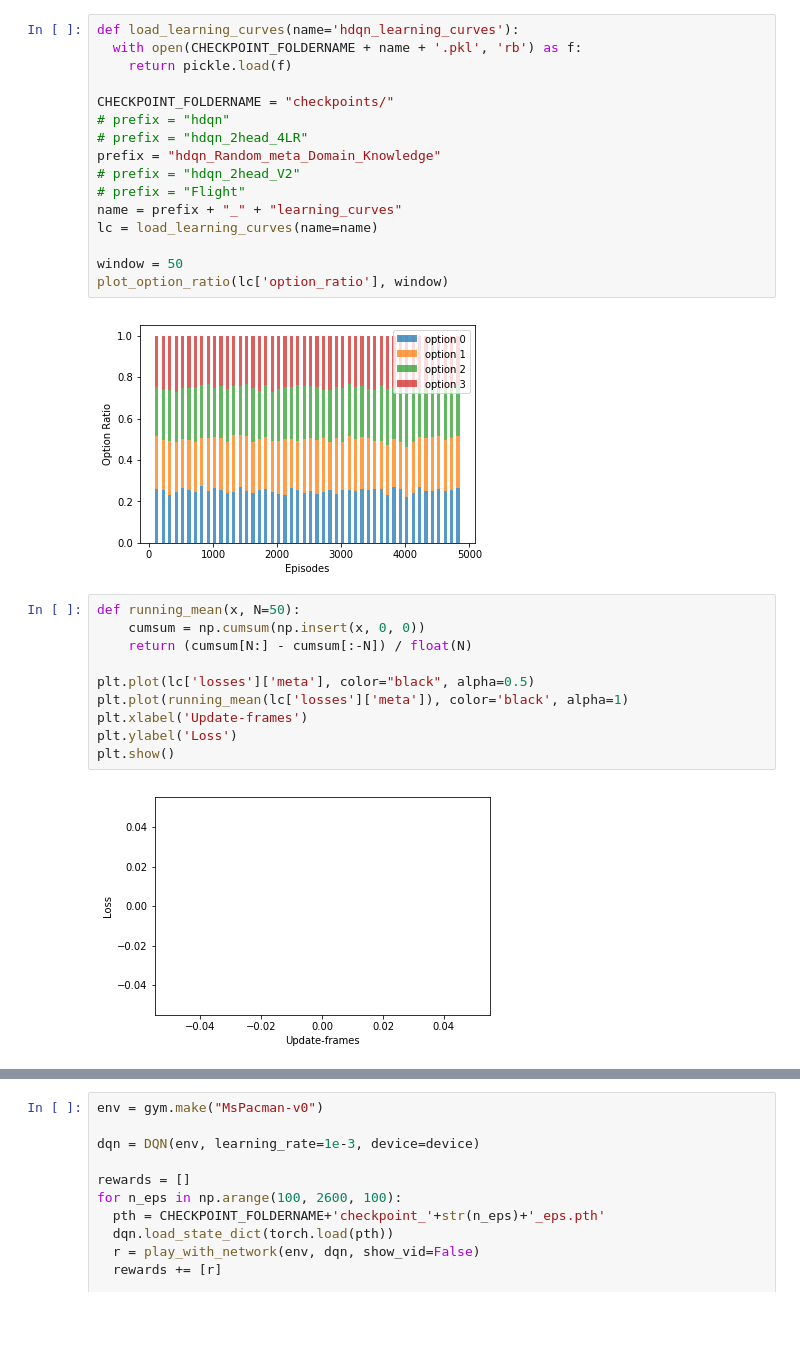
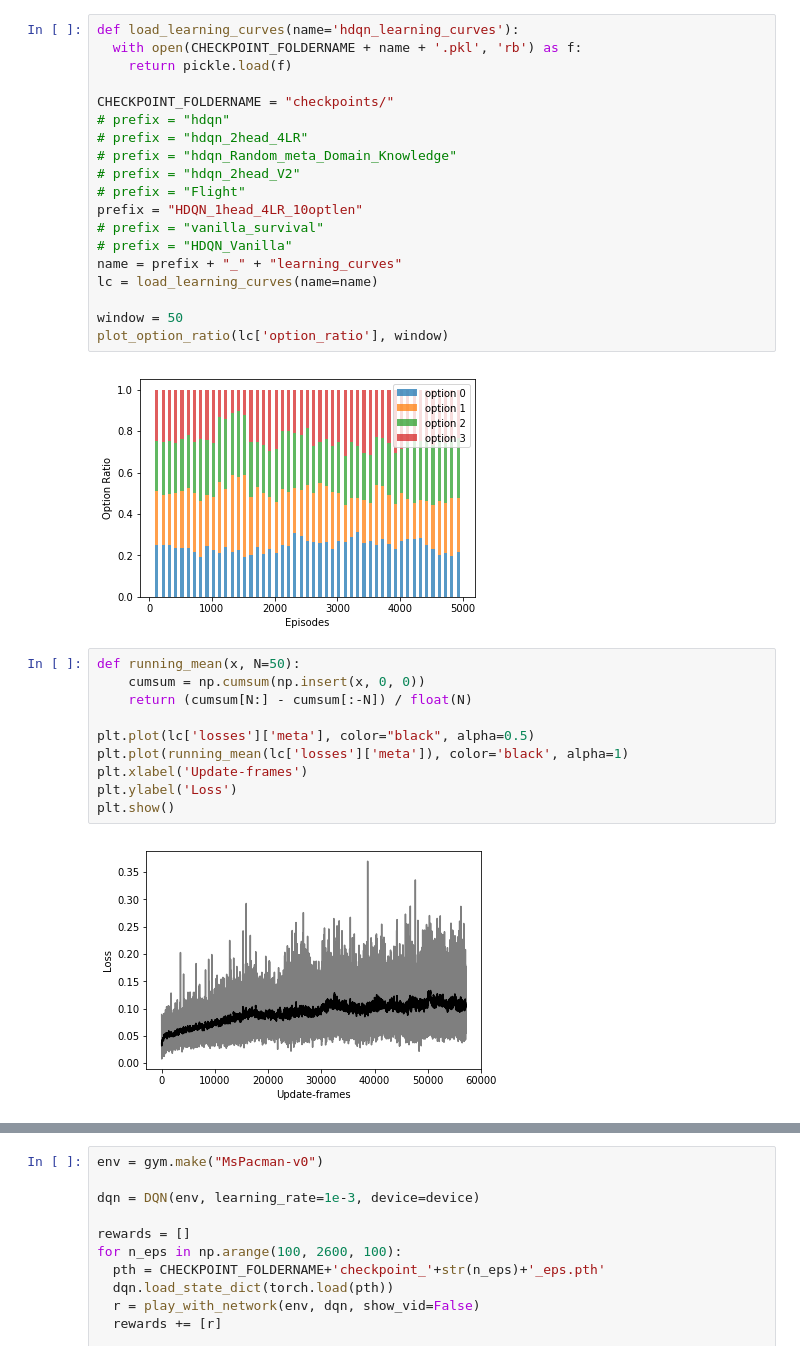
Before and after one commit to weekend37/HDQN, a Jupyter notebook: HDQN_Pacman_Visualization.ipynb, the cells around one changed output, grey strips where cells are left out. Saved outputs shown, nothing was run; the diff lists cells and outputs as text; blank space fills up the shorter version.

```diff
--- a/HDQN_Pacman_Visualization.ipynb
+++ b/HDQN_Pacman_Visualization.ipynb
@@ -47,21 +49,24 @@ Running on cpu
 # %%
 def load_learning_curves(name='hdqn_learning_curves'):
   with open(CHECKPOINT_FOLDERNAME + name + '.pkl', 'rb') as f:
     return pickle.load(f)
 
 CHECKPOINT_FOLDERNAME = "checkpoints/"
 # prefix = "hdqn"
 # prefix = "hdqn_2head_4LR"
-prefix = "hdqn_Random_meta_Domain_Knowledge"
+# prefix = "hdqn_Random_meta_Domain_Knowledge"
 # prefix = "hdqn_2head_V2"
 # prefix = "Flight"
+prefix = "HDQN_1head_4LR_10optlen"
+# prefix = "vanilla_survival"
+# prefix = "HDQN_Vanilla"
 name = prefix + "_" + "learning_curves"
 lc = load_learning_curves(name=name)
 
 window = 50
 plot_option_ratio(lc['option_ratio'], window)
 # %% [output]
-[figure, old version]
+[figure, new version]
 # %%
 def running_mean(x, N=50):
     cumsum = np.cumsum(np.insert(x, 0, 0))
@@ -73,7 +78,7 @@ plt.xlabel('Update-frames')
 plt.ylabel('Loss')
 plt.show()
 # %% [output]
-[figure, old version]
+[figure, new version]
 # %%
 max_y = max(np.concatenate([lc['losses'][i] for i in range(4)]))
 fig, axs = plt.subplots(2, 2)
```
Also changed, not shown: parts of 4 cells of this notebook, 3 other files.
